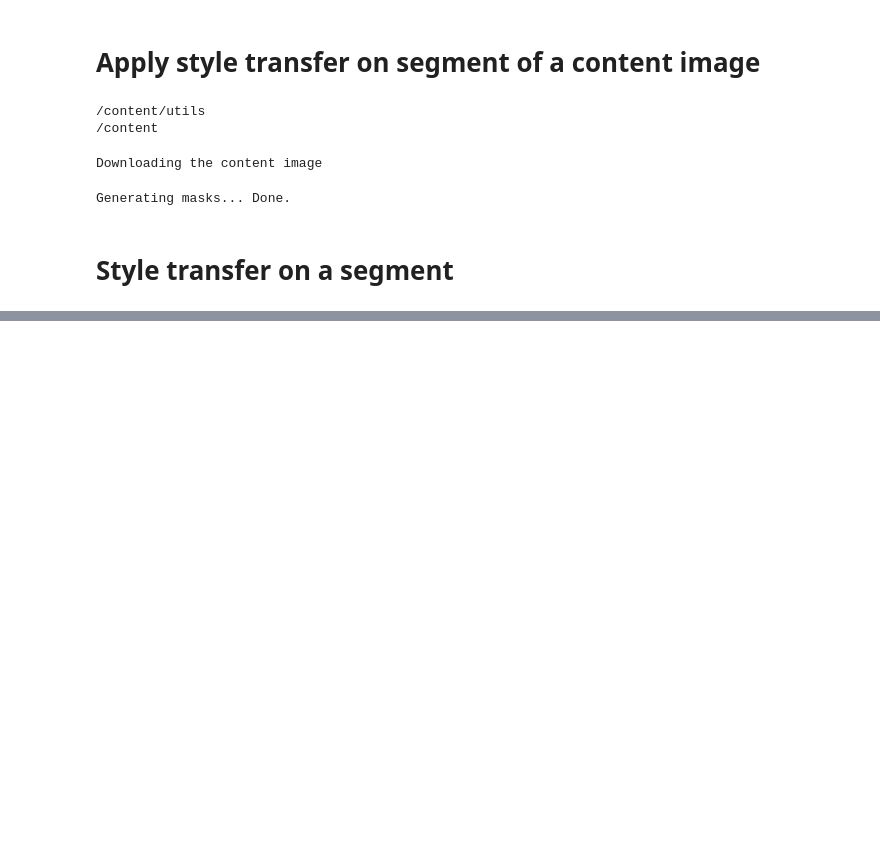
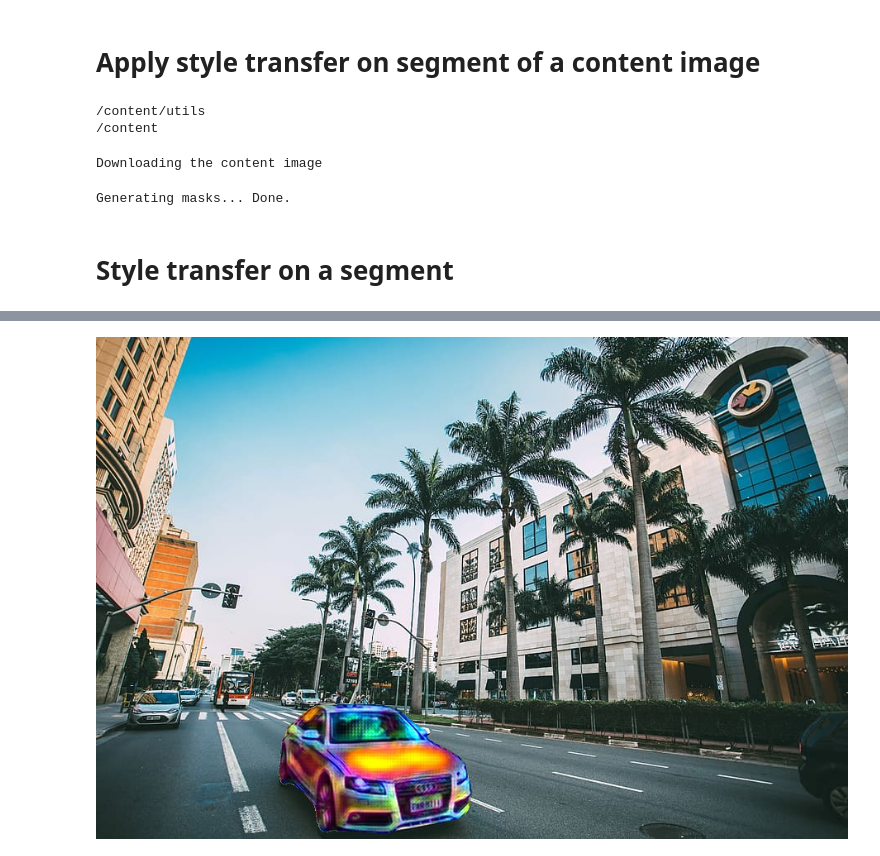
Before and after one commit to insaiyancvk/Artistic-Transfer, a Jupyter notebook: Text_based_style_transfer_on_segment_of_an_image.ipynb, the cells around one changed output, grey strips where cells are left out. Cells and saved outputs as stored; diff of their text form; code cells hidden in the pictures; blank space fills up the shorter version.

```diff
--- a/Text_based_style_transfer_on_segment_of_an_image.ipynb
+++ b/Text_based_style_transfer_on_segment_of_an_image.ipynb
@@ -655,17 +683,3 @@ for i in range(1):
   draw.text((im.width//2, 0),str(i+1),(0, 0, 0), font = font)
 
   segimgs.append(im)
-# %%
-#@title
-plt.figure()
-f, axarr = plt.subplots(2,2, figsize=(45,25), tight_layout=True)
-
-axarr[0,0].imshow(segimgs[0])
-axarr[0,1].imshow(segimgs[1])
-axarr[1,0].imshow(segimgs[2])
-axarr[1,1].imshow(segimgs[3])
-plt.subplots_adjust(left=None, bottom=None, right=None, top=None, wspace=None, hspace=None)
-plt.xticks([])
-plt.yticks([])
-plt.show()
-plt.tight_layout()
@@ -675,6 +702,6 @@ plt.tight_layout()
 # %%
 #@markdown Enter the segment index number to process the further steps.
-INDEX = 3 #@param ["1", "2", "3", "4"]{type:"raw"}
+INDEX = 1 #@param ["1", "2", "3", "4"]{type:"raw"}
 INDEX -= 1
 Image.fromarray(segments[INDEX].astype('uint8')).save("utils/segment.jpg")
 # %%
@@ -697,12 +724,38 @@ Transfer Time: 34.91333794593811
+# %%
+#@title Run this if you want to save `content, style and final transformation` images to drive
+if os.path.exists(f"/content/drive/MyDrive/gen_imgs/{PROMPT}"):
+    all_imgs =  [
+        'Final Transformation.png',
+        'content.jpg',
+        'style.jpg'
+    ]
+    for i in all_imgs:
+      !cp "$i" "/content/drive/MyDrive/gen_imgs/$PROMPT"
 # %%
 #@title View final transformation image
 nimg = cv2.imread('content.jpg')[:, :, ::-1]
 styleimg = cv2.imread('utils/segment_style.jpg')[:,:,::-1]
 
 for i in solutions[INDEX]:
   nimg[i[0]][i[1]] = styleimg[i[0]][i[1]]
 
 img = Image.fromarray(nimg.astype('uint8'))
-img.save('Fianl Transformation.png')
+img.save('Final Transformation.png')
 print("Final transformation image saved as \"Final Transfomration.png\"")
-img
+
+try:
+  if os.path.exists(f"/content/drive/MyDrive/gen_imgs/{PROMPT}"):
+    all_imgs =  [
+        'Final Transformation.png',
+        'content.jpg',
+        'style.jpg'
+    ]
+    for i in all_imgs:
+      os.system(f"!cp {i} /content/drive/MyDrive/gen_imgs/{PROMPT}")
+except NameError:
+  pass
+
+from IPython.display import Image
+Image(filename='Final Transformation.png')
+# %% [output]
+[figure, added]
```
Also changed, not shown: parts of 11 cells of this notebook.
